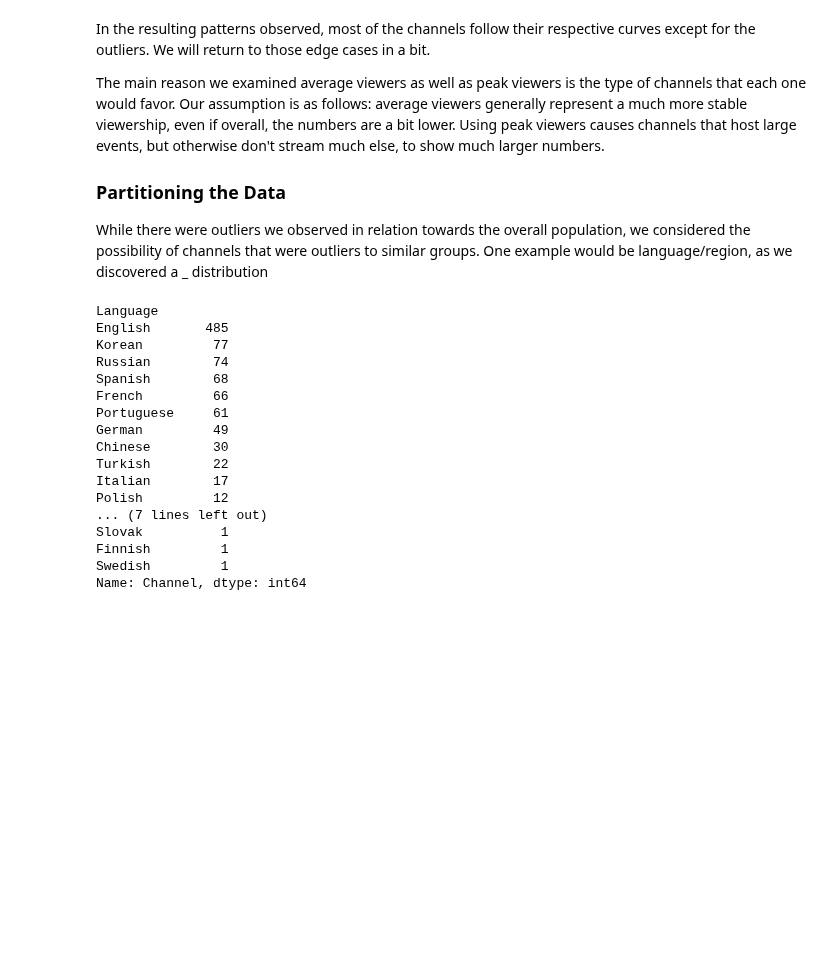
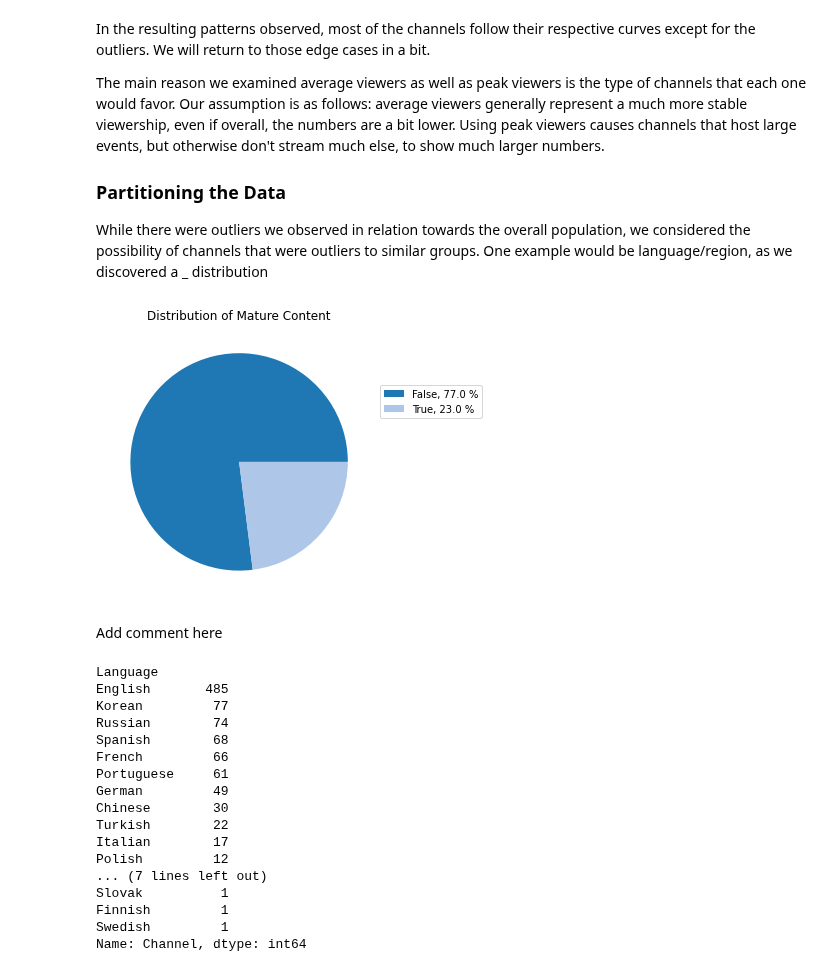
Before and after one commit to BeanutPutters/BeanutPutters.github.io, a Jupyter notebook: project0/Final.ipynb, the cells around one changed output. Cells and saved outputs as stored; diff of their text form; code cells hidden in the pictures; blank space fills up the shorter version.

Commit message:
mature content added

```diff
--- a/project0/Final.ipynb
+++ b/project0/Final.ipynb
@@ -176,7 +176,22 @@ The main reason we examined average viewers as well as peak viewers is the type
 
 While there were outliers we observed in relation towards the overall population, we considered the possibility of channels that were outliers to similar groups. One example would be language/region, as we discovered a _ distribution
 # %%
+# Grouping data into "Mature Content" and "No Mature Content"
 mat = data["Mature"].unique()
+mats = data.groupby(["Mature"])["Channel"].count().sort_values(axis=0,ascending=False)
+
+fig1, ax1 = plt.subplots(figsize=(5,5))
+pichart = ax1.pie(mats,colors=cmap)
+percents = mats.values * 100 / mats.values.sum()
+legend = ['%s, %1.1f %%' % (l, s) for l, s in zip(mats.index,percents)]
+plt.legend(labels = legend
+           ,bbox_to_anchor=(1,0.8))
+plt.title("Distribution of Mature Content")
+plt.show()
+# %% [output]
+[figure, added]
+# %% [markdown]
+Add comment here
 # %%
 lang = data["Language"].unique()
 langs = data.groupby(["Language"])["Channel"].count().sort_values(axis=0,ascending=False)
```
